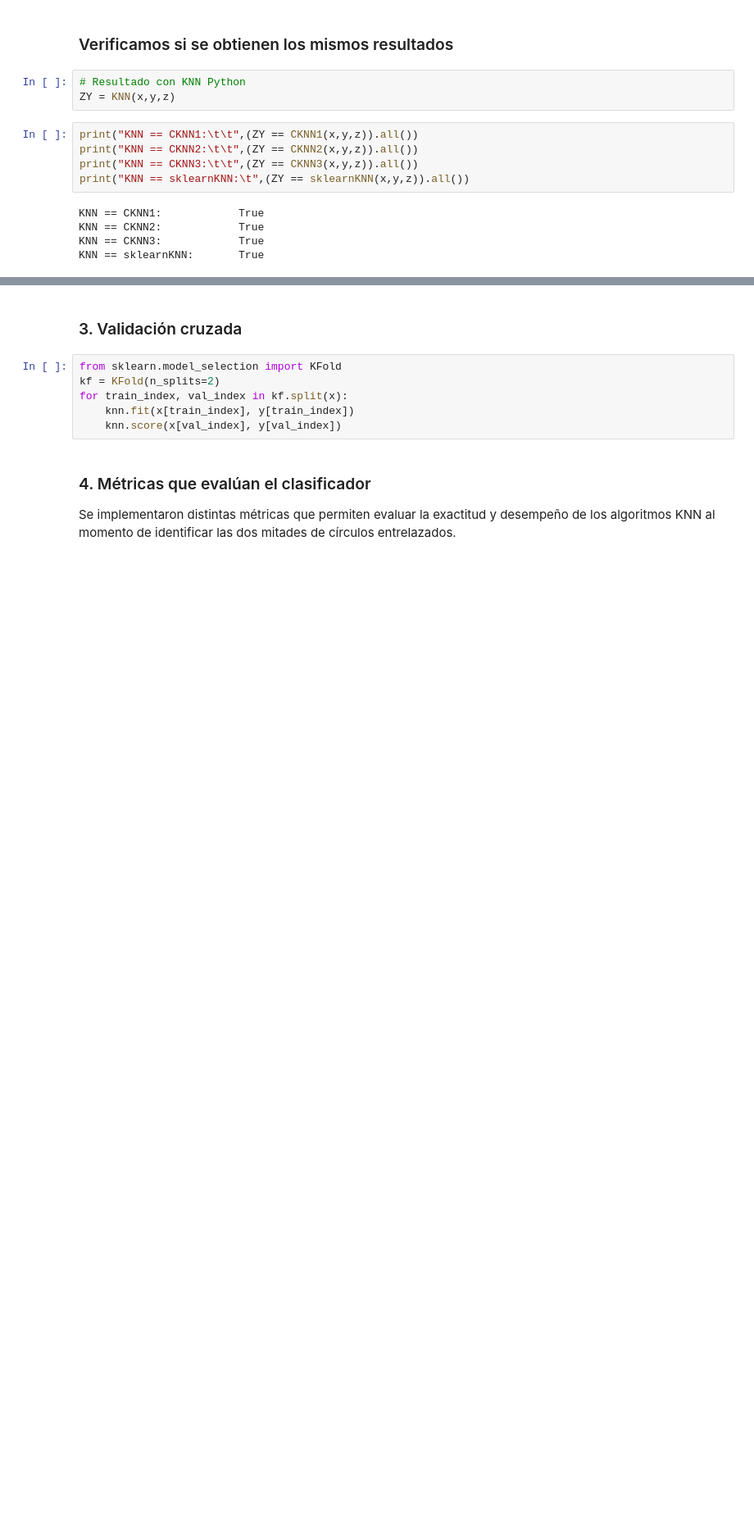
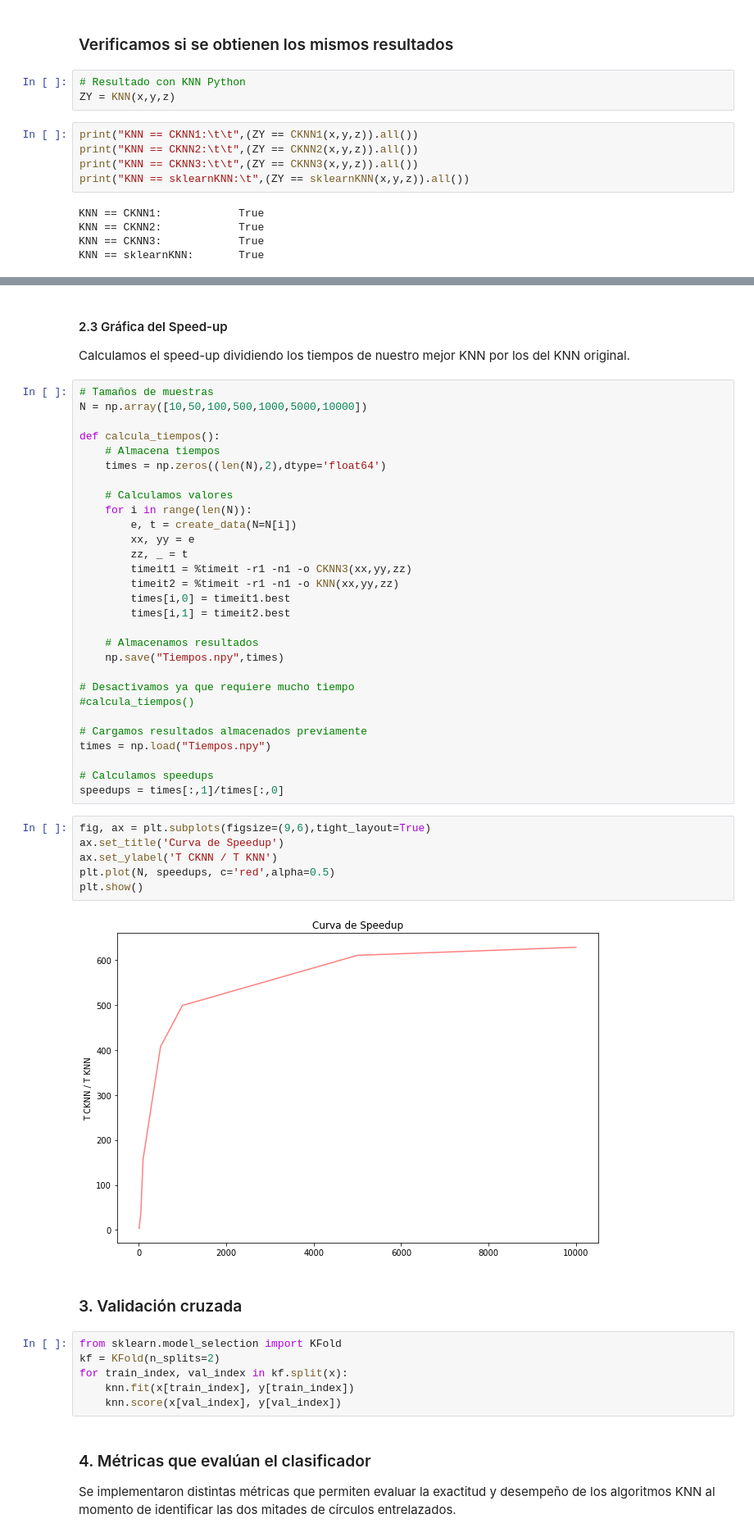
Before and after one commit to recmera/knn-performance-analysis, a Jupyter notebook: info147_tarea3.ipynb, the cells around one changed output, grey strips where cells are left out. Shown at 82% size. Saved outputs shown, nothing was run; the diff lists cells and outputs as text; blank space fills up the shorter version.

Commit message:
Gráfica speedup y mejoras desarrollo

```diff
--- a/info147_tarea3.ipynb
+++ b/info147_tarea3.ipynb
@@ -478,3 +467,44 @@ ax.plot()
+# %% [markdown]
+#### 2.3 Gráfica del Speed-up
+
+Calculamos el speed-up dividiendo los tiempos de nuestro mejor KNN por los del KNN original.
+# %%
+# Tamaños de muestras
+N = np.array([10,50,100,500,1000,5000,10000])
+
+def calcula_tiempos():
+    # Almacena tiempos
+    times = np.zeros((len(N),2),dtype='float64')
+
+    # Calculamos valores
+    for i in range(len(N)):
+        e, t = create_data(N=N[i])
+        xx, yy = e
+        zz, _ = t
+        timeit1 = %timeit -r1 -n1 -o CKNN3(xx,yy,zz)
+        timeit2 = %timeit -r1 -n1 -o KNN(xx,yy,zz)
+        times[i,0] = timeit1.best
+        times[i,1] = timeit2.best
+
+    # Almacenamos resultados
+    np.save("Tiempos.npy",times)
+
+# Desactivamos ya que requiere mucho tiempo
+#calcula_tiempos()
+
+# Cargamos resultados almacenados previamente
+times = np.load("Tiempos.npy")
+
+# Calculamos speedups
+speedups = times[:,1]/times[:,0]
+# %%
+fig, ax = plt.subplots(figsize=(9,6),tight_layout=True)
+ax.set_title('Curva de Speedup')
+ax.set_ylabel('T CKNN / T KNN')
+plt.plot(N, speedups, c='red',alpha=0.5)
+plt.show()
+# %% [output]
+[figure, added]
 # %% [markdown]
 ### 3. Validación cruzada
 # %%
```
Also changed, not shown: parts of 26 cells of this notebook, 1 other file.
